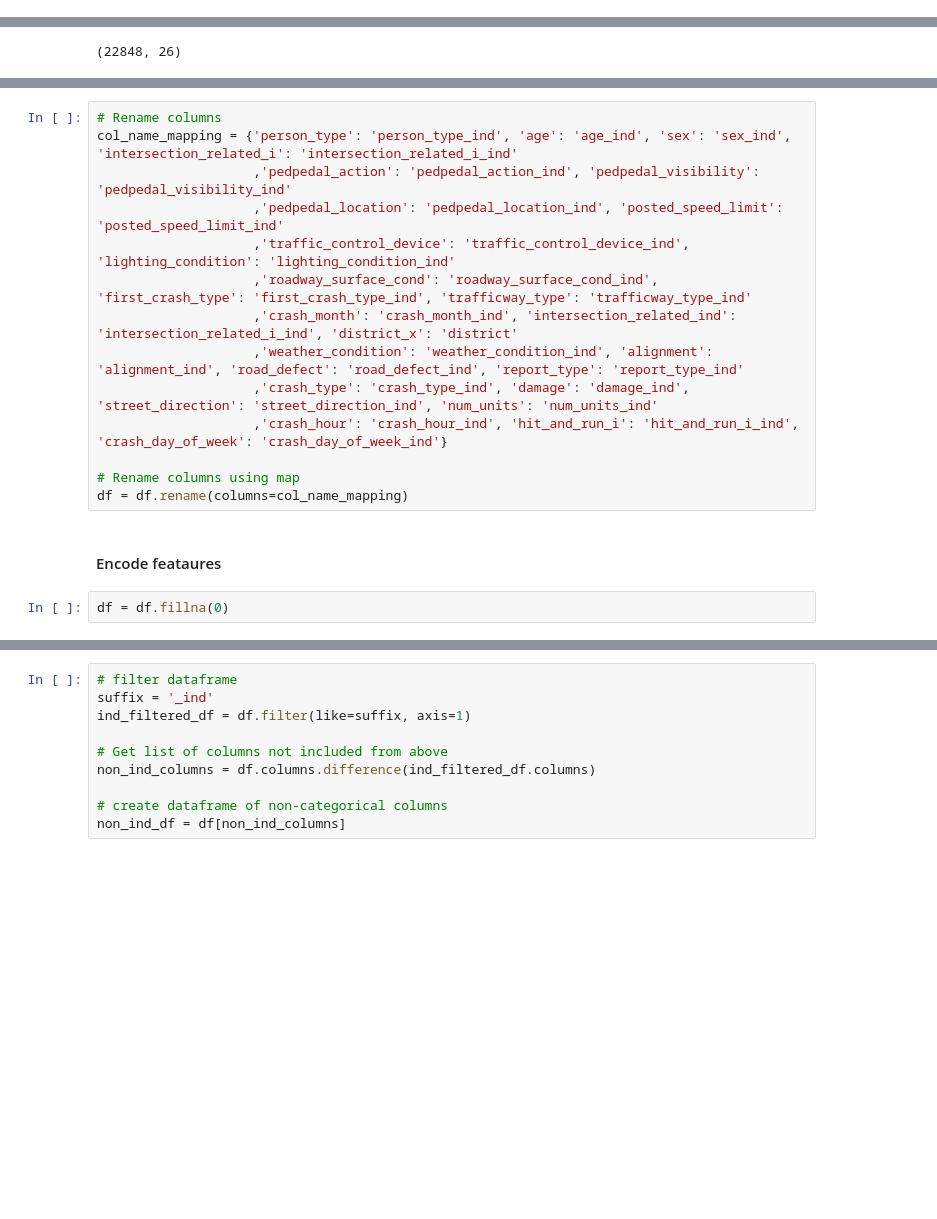
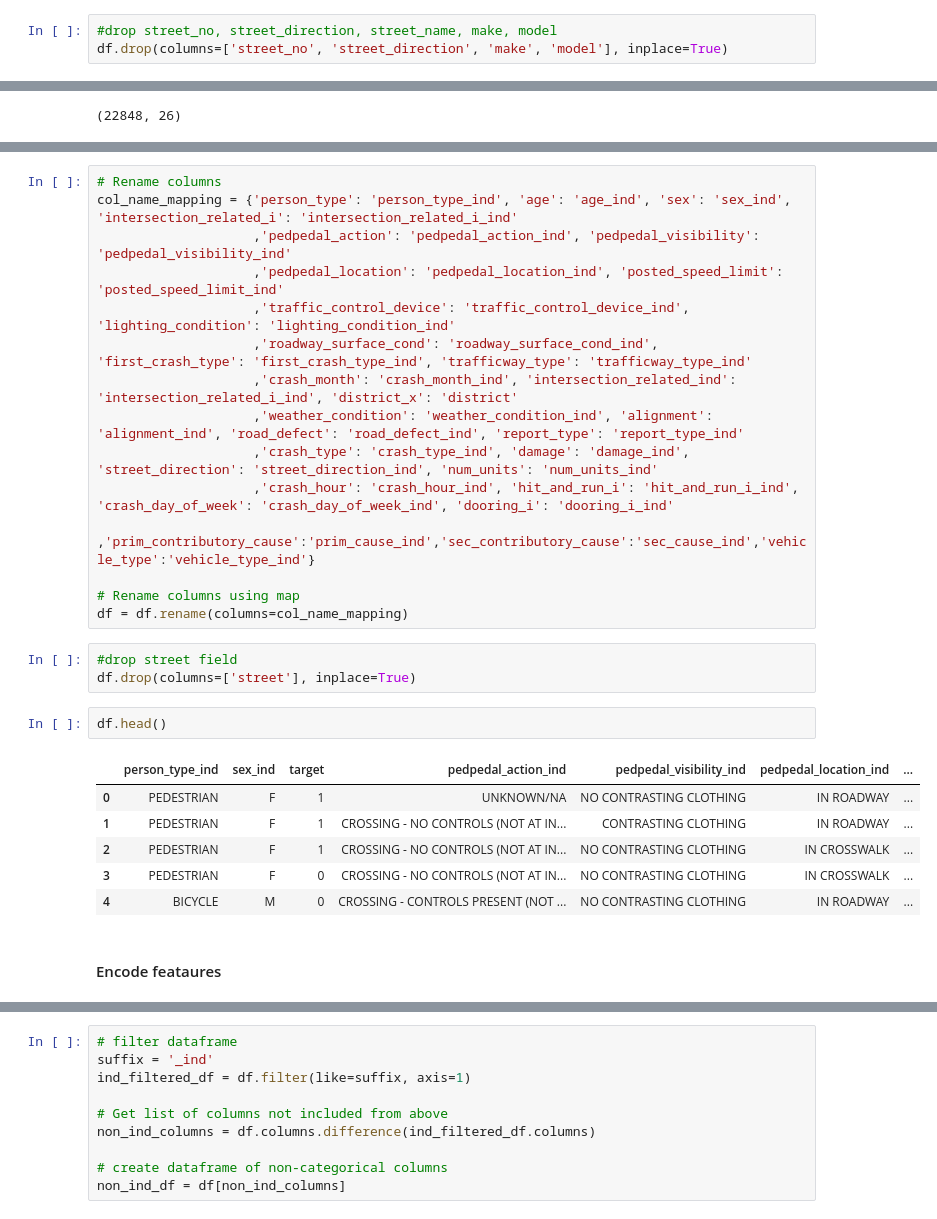
Before and after one commit to mgoodman96/DataMining2024, a Jupyter notebook: preprocessing.ipynb, the cells around one changed output, grey strips where cells are left out. Cells and saved outputs as stored; diff of their text form; blank space fills up the shorter version.

```diff
--- a/preprocessing.ipynb
+++ b/preprocessing.ipynb
@@ -20,0 +73,3 @@ df.drop(columns=remove_cols, inplace=True)
+# %%
+#drop street_no, street_direction, street_name, make, model
+df.drop(columns=['street_no', 'street_direction', 'make', 'model'], inplace=True)
@@ -46,11 +210,22 @@ col_name_mapping = {'person_type': 'person_type_ind', 'age': 'age_ind', 'sex': '
                     ,'crash_month': 'crash_month_ind', 'intersection_related_ind': 'intersection_related_i_ind', 'district_x': 'district'
                     ,'weather_condition': 'weather_condition_ind', 'alignment': 'alignment_ind', 'road_defect': 'road_defect_ind', 'report_type': 'report_type_ind'
                     ,'crash_type': 'crash_type_ind', 'damage': 'damage_ind', 'street_direction': 'street_direction_ind', 'num_units': 'num_units_ind'
-                    ,'crash_hour': 'crash_hour_ind', 'hit_and_run_i': 'hit_and_run_i_ind', 'crash_day_of_week': 'crash_day_of_week_ind'}
+                    ,'crash_hour': 'crash_hour_ind', 'hit_and_run_i': 'hit_and_run_i_ind', 'crash_day_of_week': 'crash_day_of_week_ind', 'dooring_i': 'dooring_i_ind'
+                    ,'prim_contributory_cause':'prim_cause_ind','sec_contributory_cause':'sec_cause_ind','vehicle_type':'vehicle_type_ind'}
 
 # Rename columns using map
 df = df.rename(columns=col_name_mapping)
+# %%
+#drop street field
+df.drop(columns=['street'], inplace=True)
+# %%
+df.head()
+# %% [output]
+|  | person_type_ind | sex_ind | target | pedpedal_action_ind | pedpedal_visibility_ind | pedpedal_location_ind | ... |
+| 0 | PEDESTRIAN | F | 1 | UNKNOWN/NA | NO CONTRASTING CLOTHING | IN ROADWAY | ... |
+| 1 | PEDESTRIAN | F | 1 | CROSSING - NO CONTROLS (NOT AT IN... | CONTRASTING CLOTHING | IN ROADWAY | ... |
+| 2 | PEDESTRIAN | F | 1 | CROSSING - NO CONTROLS (NOT AT IN... | NO CONTRASTING CLOTHING | IN CROSSWALK | ... |
+| 3 | PEDESTRIAN | F | 0 | CROSSING - NO CONTROLS (NOT AT IN... | NO CONTRASTING CLOTHING | IN CROSSWALK | ... |
+| 4 | BICYCLE | M | 0 | CROSSING - CONTROLS PRESENT (NOT ... | NO CONTRASTING CLOTHING | IN ROADWAY | ... |
 # %% [markdown]
 #### Encode feataures
-# %%
-df = df.fillna(0)
```
Also changed, not shown: parts of 17 cells of this notebook, 2 other files.
